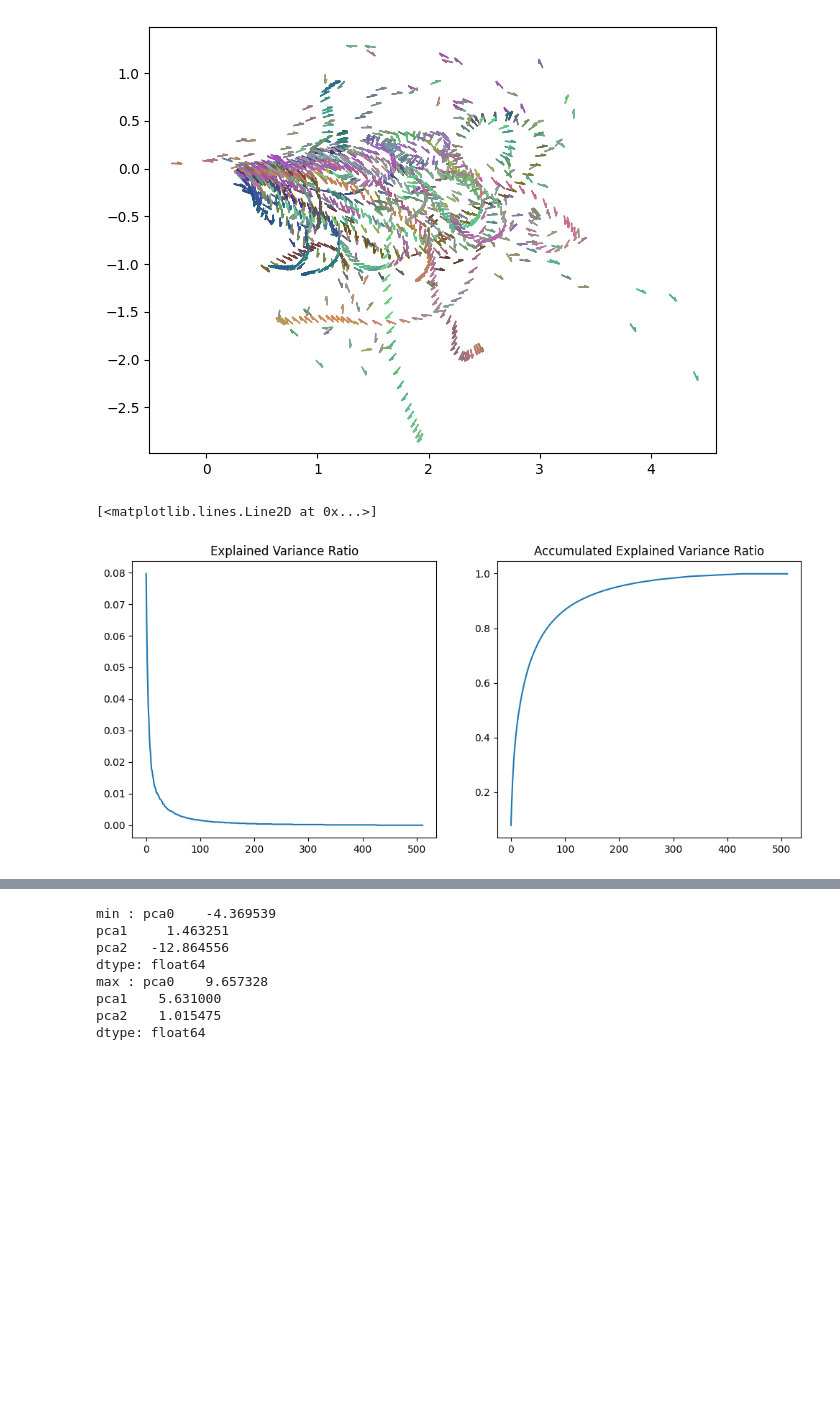
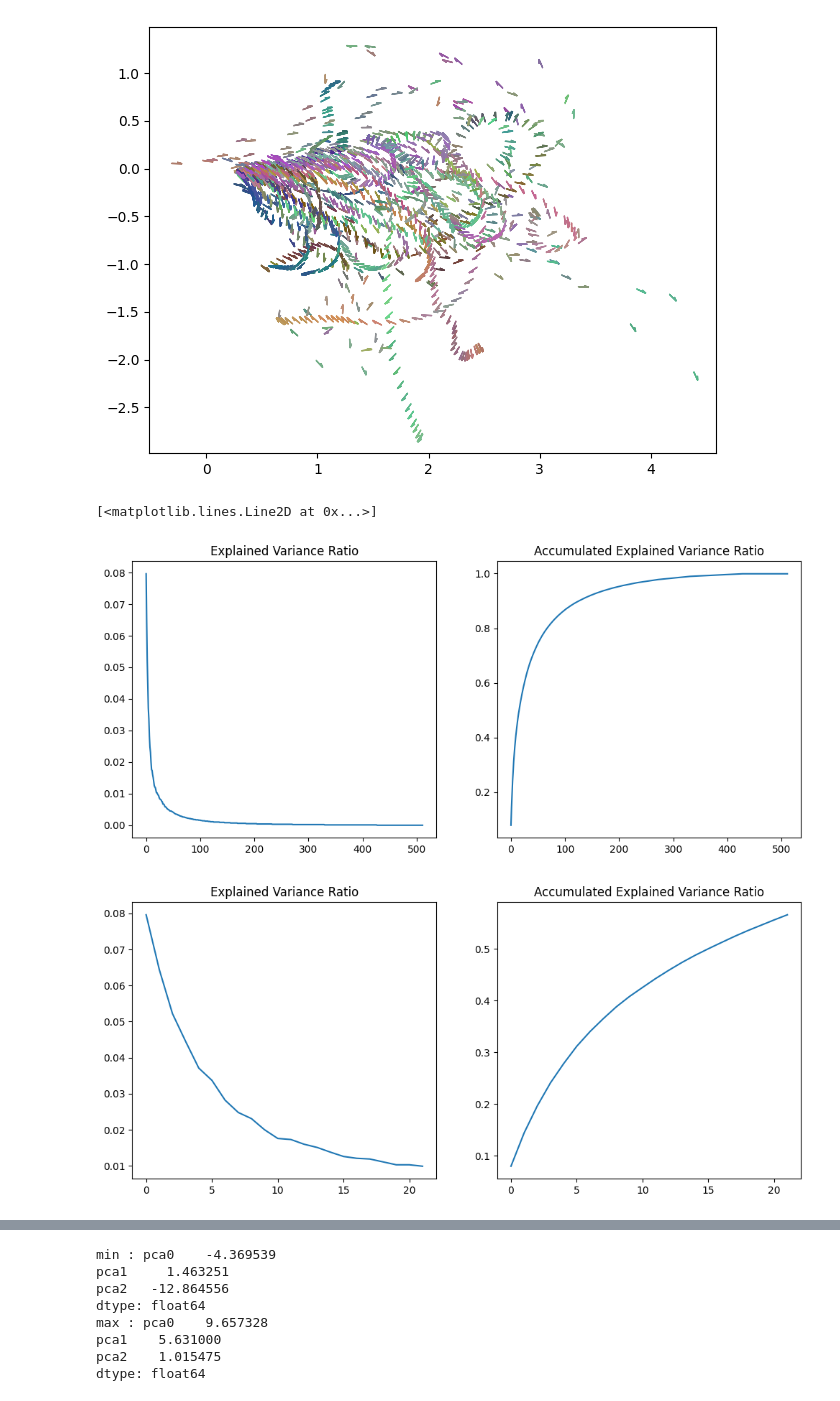
Before and after one commit to blu-y/cmap, a Jupyter notebook: ex/dim_reduct_pca.ipynb, the cells around one changed output, grey strips where cells are left out. Cells and saved outputs as stored; diff of their text form; code cells hidden in the pictures; blank space fills up the shorter version.

```diff
--- a/ex/dim_reduct_pca.ipynb
+++ b/ex/dim_reduct_pca.ipynb
@@ -107,17 +107,25 @@ evr_ = [0.07958120093364664, 0.06436730113316516, 0.05219954934814998, 0.0444774
 evr = []
 aevr = []
 for i in range(len(evr_)):
     evr.append(round(evr_[i], 4))
     aevr.append(round(sum(evr[:i+1]), 4))
 plt.figure('Explained Variance Ratio', figsize=(12, 5))
 plt.subplot(121)
 plt.title('Explained Variance Ratio')
 plt.plot(evr)
 plt.subplot(122)
 plt.title('Accumulated Explained Variance Ratio')
 plt.plot(aevr)
+plt.figure('PCA EVR', figsize=(12, 5))
+plt.subplot(121)
+plt.title('Explained Variance Ratio')
+plt.plot(evr[:22])
+plt.subplot(122)
+plt.title('Accumulated Explained Variance Ratio')
+plt.plot(aevr[:22])
 # %% [output]
 [<matplotlib.lines.Line2D at 0x...>]
 [figure]
+[figure, added]
 # %%
 print('Explained Variance Ratio: [', end='')
```
Also changed, not shown: parts of 1 cell of this notebook, 1 other file.
